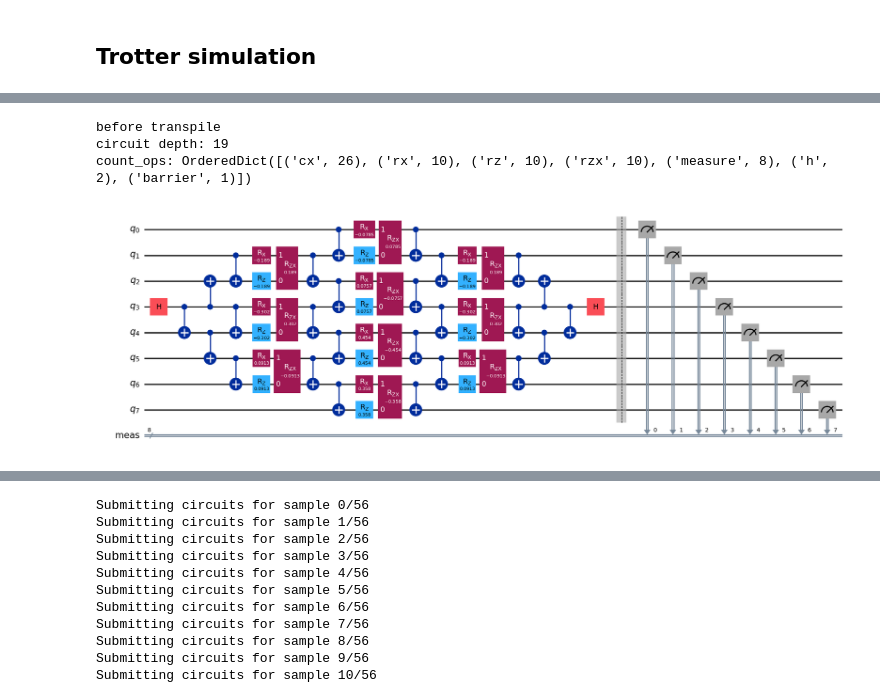
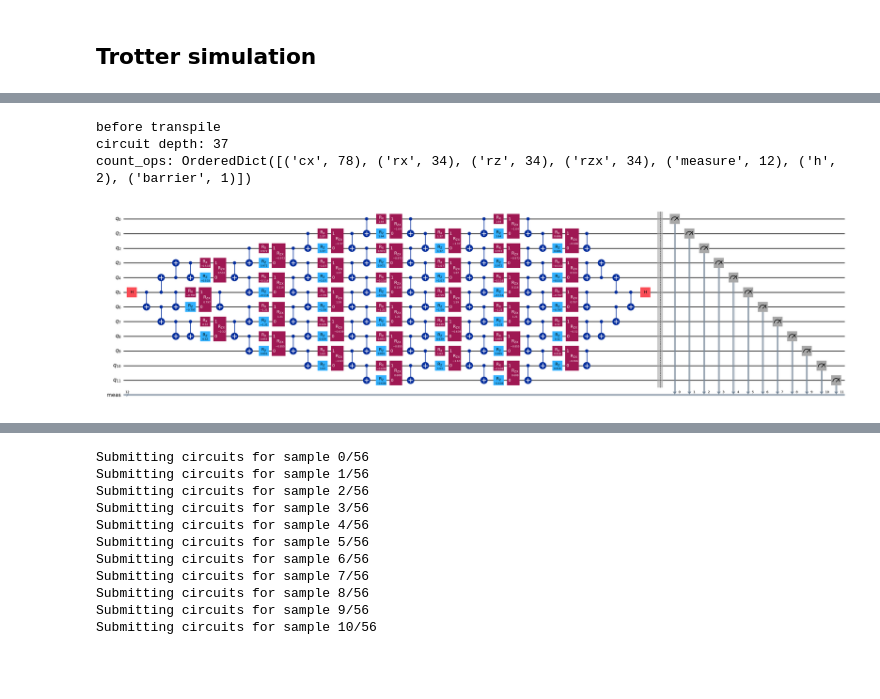
Before and after one commit to YutoMorohoshi/fourier_learning_ibm, a Jupyter notebook: fourier_feature_qpu.ipynb, the cells around one changed output, grey strips where cells are left out. Cells and saved outputs as stored; diff of their text form; code cells hidden in the pictures; blank space fills up the shorter version.

```diff
--- a/fourier_feature_qpu.ipynb
+++ b/fourier_feature_qpu.ipynb
@@ -114,7 +112,7 @@ times: [0.0, 0.3466907138429212, 0.6933814276858424, 1.0400721415287637, 1.38676
 # %% [markdown]
 ## Trotter simulation
 # %%
-initial_layout = get_initial_layout(n_qubits, graph_type, backend_qpu.name)
+initial_layout = get_initial_layout(n_qubits, backend_qpu.name)
 # %%
 # Create circuits
 # 1 jobs - 1 sample
@@ -194,28 +180,28 @@ Creating circuits for sample 55/56
 # %%
 # Check a partial circuit
 sample_id = 2
-feature_id = 1
+feature_id = 9
 
 print("before transpile")
 print(
     f"circuit depth: {circuits_phase0[f'sample{sample_id}'][f'f_{feature_id}'].depth()}"
 )
 print(
     f"count_ops: {circuits_phase0[f'sample{sample_id}'][f'f_{feature_id}'].count_ops()}"
 )
 
 # save the circuit as a pdf
 circuits_phase0[f"sample{sample_id}"][f"f_{feature_id}"].draw(
     output="mpl",
     idle_wires=False,
     fold=1,  # fold=1 is used to disable folding
     filename=f"{path}/circuit_phase0_sample{sample_id}_feature{feature_id}.pdf",
 )
 # %% [output]
 before transpile
-circuit depth: 19
-count_ops: OrderedDict([('cx', 26), ('rx', 10), ('rz', 10), ('rzx', 10), ('measure', 8), ('h', 2), ('barrier', 1)])
+circuit depth: 37
+count_ops: OrderedDict([('cx', 78), ('rx', 34), ('rz', 34), ('rzx', 34), ('measure', 12), ('h', 2), ('barrier', 1)])
-[figure, old version]
+[figure, new version]
 # %%
 print("after transpile")
 print(
```
Also changed, not shown: parts of 5 cells of this notebook, 33 other files.
